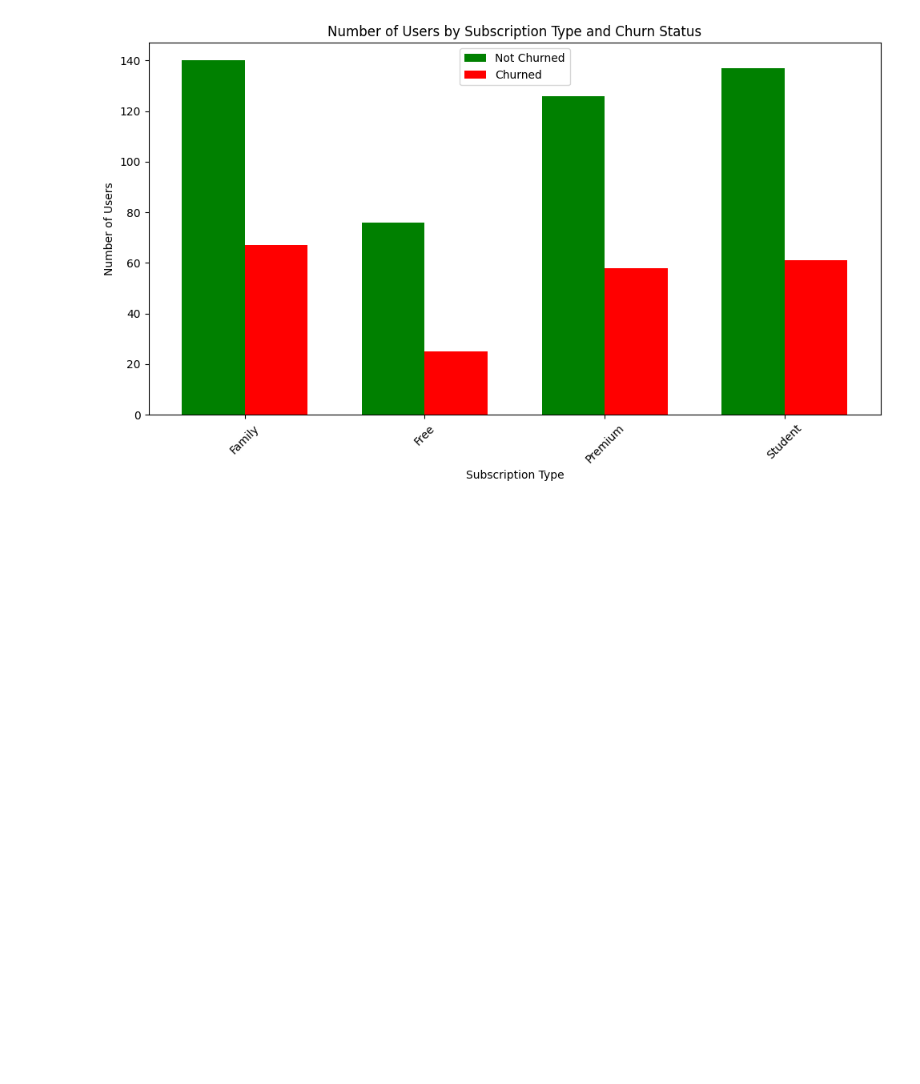
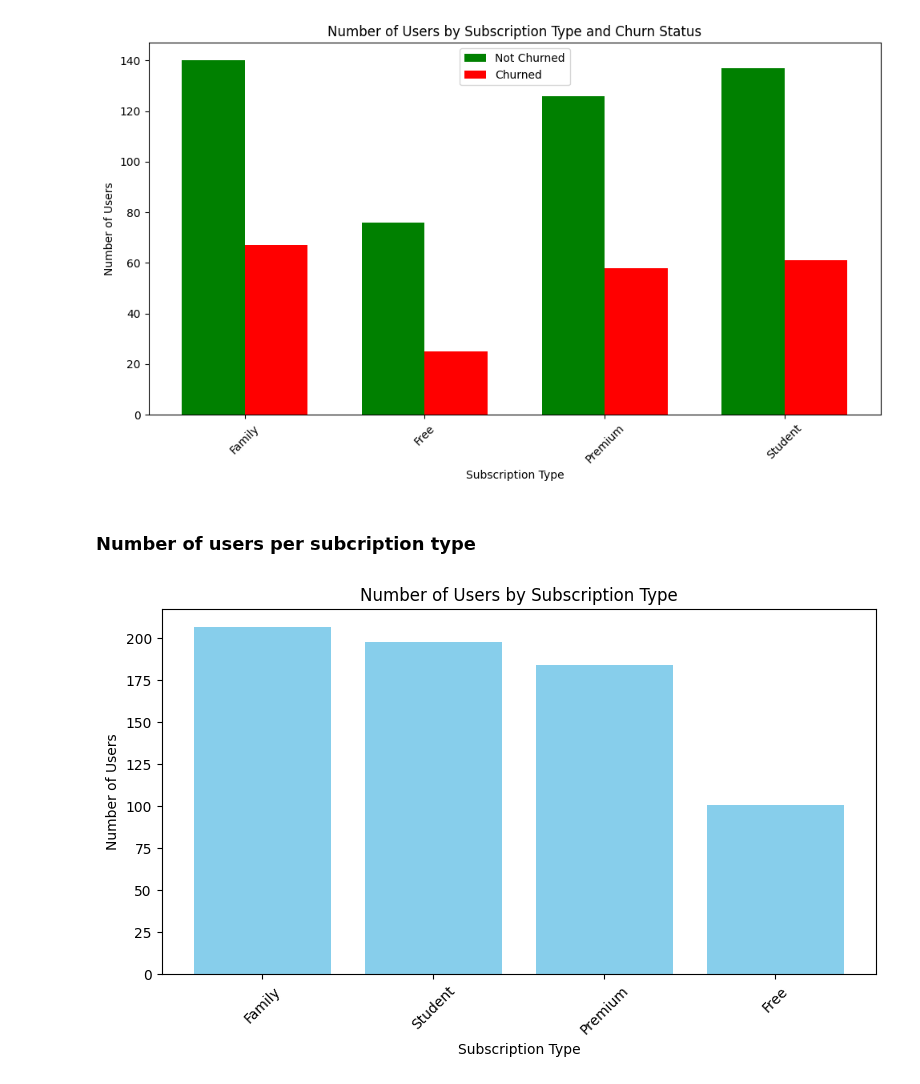
Before and after one commit to ice-alt/PortfolioProjects, a Jupyter notebook: DataWave Music/DataWave_Music_Analysis.ipynb, the cells around one changed output. Saved outputs shown, nothing was run; the diff lists cells and outputs as text; code cells hidden in the pictures; blank space fills up the shorter version.

Commit message:
Number of users per subcription type

```diff
--- a/DataWave Music/DataWave_Music_Analysis.ipynb
+++ b/DataWave Music/DataWave_Music_Analysis.ipynb
@@ -957,3 +957,22 @@ plt.tight_layout()
 plt.show()
 # %% [output]
 [figure]
+# %% [markdown]
+### Number of users per subcription type
+# %%
+
+
+# Count users per subscription type
+sub_counts = cleaned_datawave_df['subscription_type'].value_counts()
+
+plt.figure(figsize=(8,5))
+plt.bar(sub_counts.index, sub_counts.values, color='skyblue')
+
+plt.xlabel("Subscription Type")
+plt.ylabel("Number of Users")
+plt.title("Number of Users by Subscription Type")
+plt.xticks(rotation=45)
+plt.tight_layout()
+plt.show()
+# %% [output]
+[figure, added]
```
Also changed, not shown: parts of 3 cells of this notebook.
